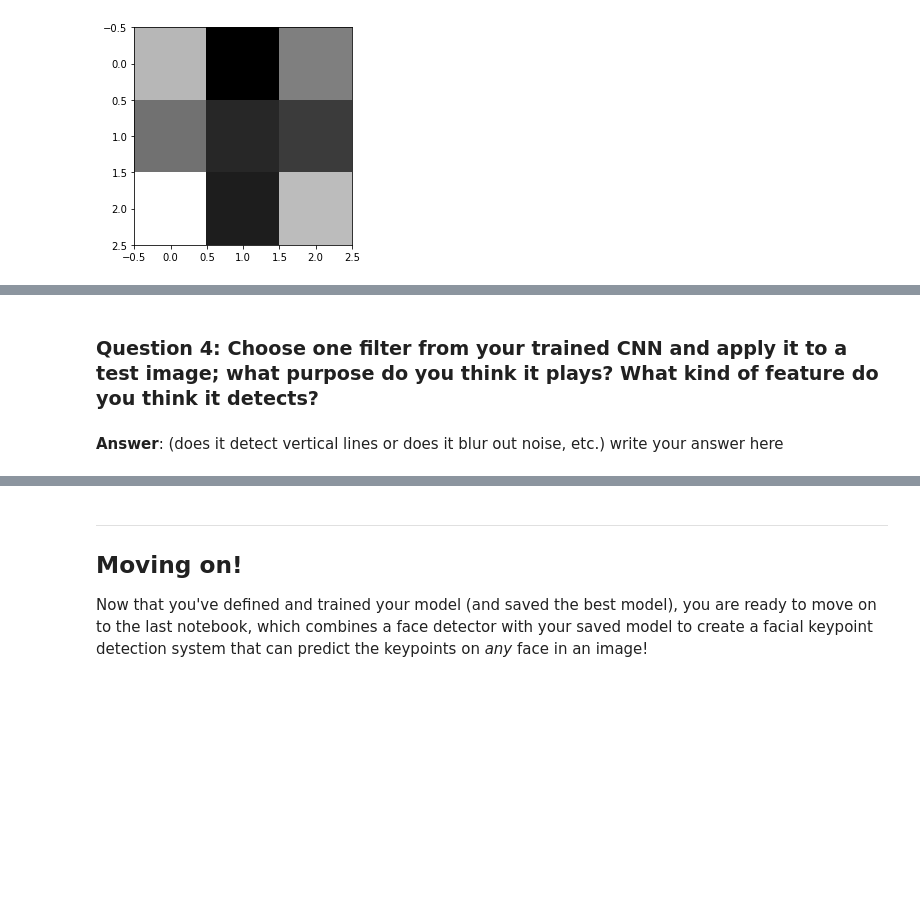
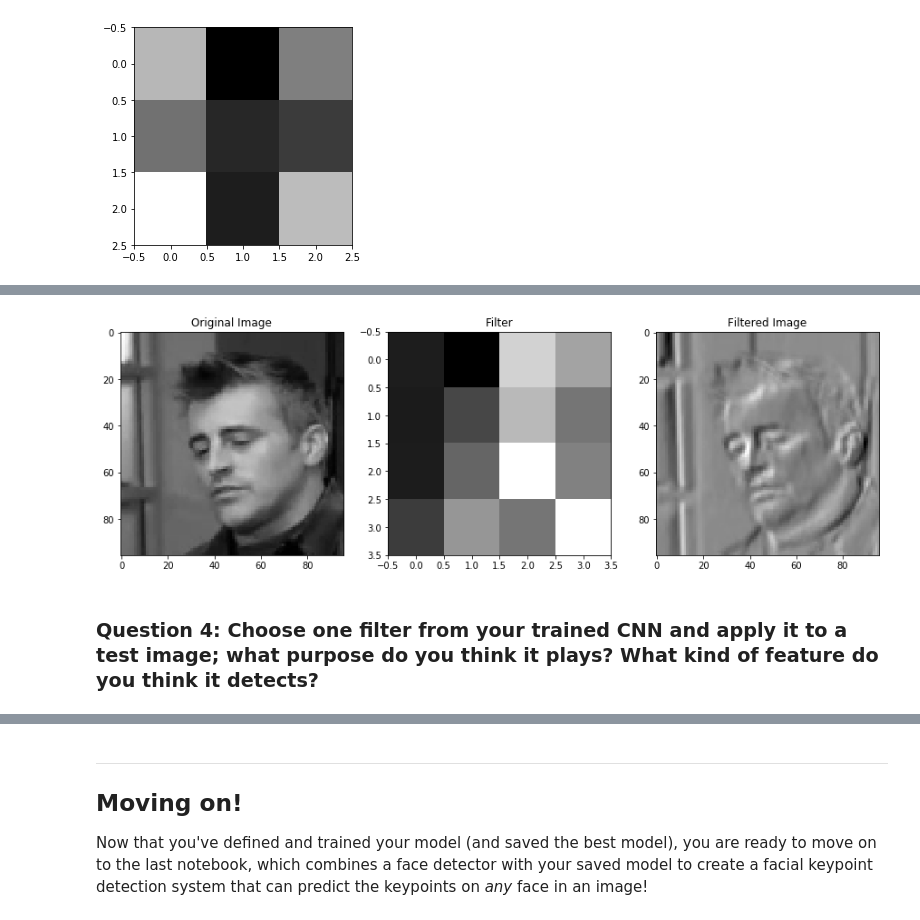
Before and after one commit to jeff-daniels/Udacity-CVND, a Jupyter notebook: Project 1: Facial Keypoint Detection/2. Define the Network Architecture.ipynb, the cells around one changed output, grey strips where cells are left out. Cells and saved outputs as stored; diff of their text form; code cells hidden in the pictures; blank space fills up the shorter version.

```diff
--- a/Project 1: Facial Keypoint Detection/2. Define the Network Architecture.ipynb
+++ b/Project 1: Facial Keypoint Detection/2. Define the Network Architecture.ipynb
@@ -682,4 +679,20 @@ Next, choose a test image and filter it with one of the convolutional kernels in
+# %%
+## load in and display any image from the transformed test dataset
+image = test_images[6]
+image = image.numpy()
+image = np.transpose(image, (1,2,0))
+image = np.squeeze(image)
+
+# First convolutional layer with 32 filters
+weights1 = net.conv1.weight.data
+w1 = weights1.numpy()
+
+# plot all the filters and pick a favorite
+#plot_all_filters_in_a_conv_layer(image,w1,4, (20,80))
+
+# plot my favorite filter
+plot_filter(image, w, 9)
+# %% [output]
+[figure, added]
 # %% [markdown]
 ### Question 4: Choose one filter from your trained CNN and apply it to a test image; what purpose do you think it plays? What kind of feature do you think it detects?
-# %% [markdown]
-**Answer**: (does it detect vertical lines or does it blur out noise, etc.) write your answer here
```
Also changed, not shown: parts of 17 cells of this notebook, 2 other files.
